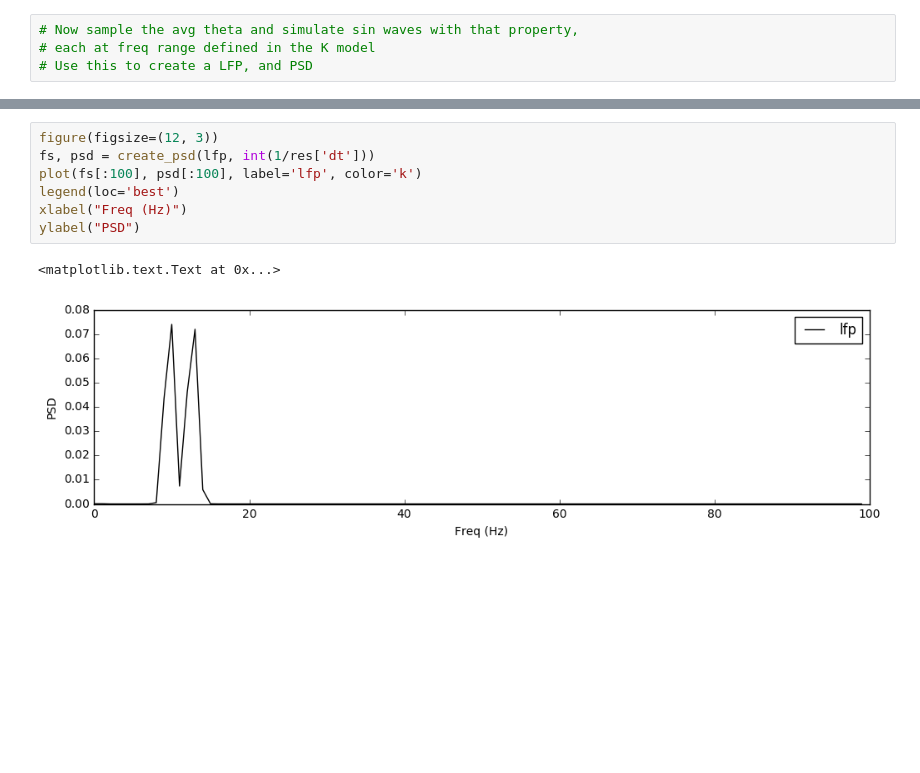
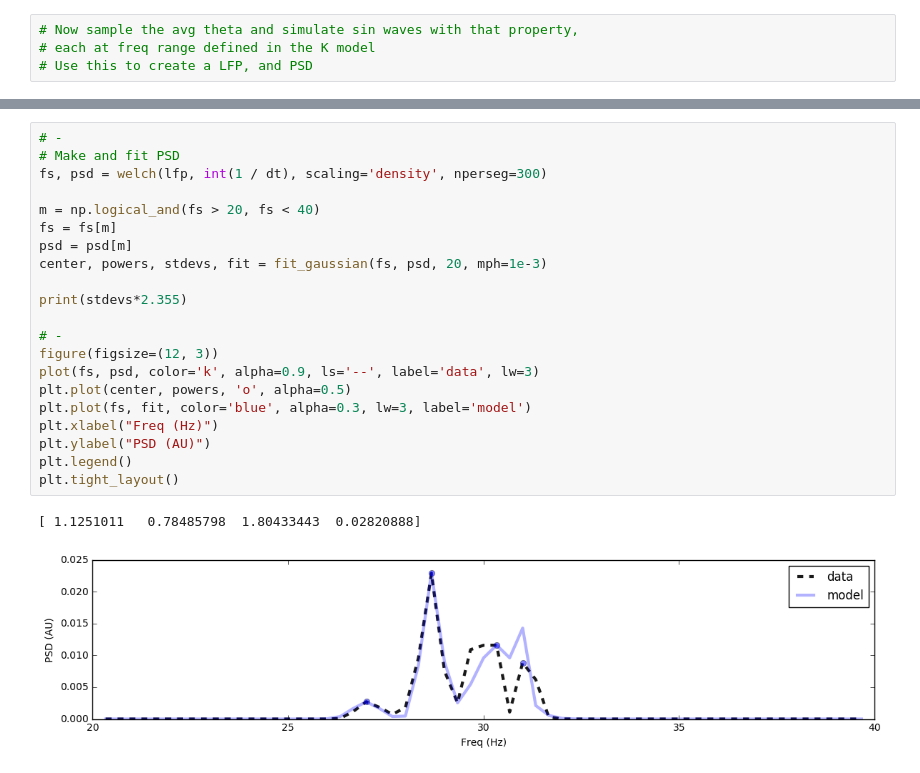
Before and after one commit to voytekresearch/bw, a Jupyter notebook: ipynb/sandbox.ipynb, the cells around one changed output, grey strips where cells are left out. Cells and saved outputs as stored; diff of their text form; blank space fills up the shorter version.

```diff
--- a/ipynb/sandbox.ipynb
+++ b/ipynb/sandbox.ipynb
@@ -290,10 +289,24 @@ The oscillator frequencies are [  8.15424672  11.12040184]
-# %%
-figure(figsize=(12, 3))
-fs, psd = create_psd(lfp, int(1/res['dt']))
-plot(fs[:100], psd[:100], label='lfp', color='k')
-legend(loc='best')
-xlabel("Freq (Hz)")
-ylabel("PSD")
-# %% [output]
-<matplotlib.text.Text at 0x...>
-[figure, removed]
+# %%
+# -
+# Make and fit PSD
+fs, psd = welch(lfp, int(1 / dt), scaling='density', nperseg=300)
+
+m = np.logical_and(fs > 20, fs < 40)
+fs = fs[m]
+psd = psd[m]
+center, powers, stdevs, fit = fit_gaussian(fs, psd, 20, mph=1e-3)
+
+print(stdevs*2.355)
+
+# -
+figure(figsize=(12, 3))
+plot(fs, psd, color='k', alpha=0.9, ls='--', label='data', lw=3)
+plt.plot(center, powers, 'o', alpha=0.5)
+plt.plot(fs, fit, color='blue', alpha=0.3, lw=3, label='model')
+plt.xlabel("Freq (Hz)")
+plt.ylabel("PSD (AU)")
+plt.legend()
+plt.tight_layout()
+# %% [output]
+[ 1.1251011   0.78485798  1.80433443  0.02820888]
+[figure, added]
```
Also changed, not shown: parts of 11 cells of this notebook, 5 other files.
